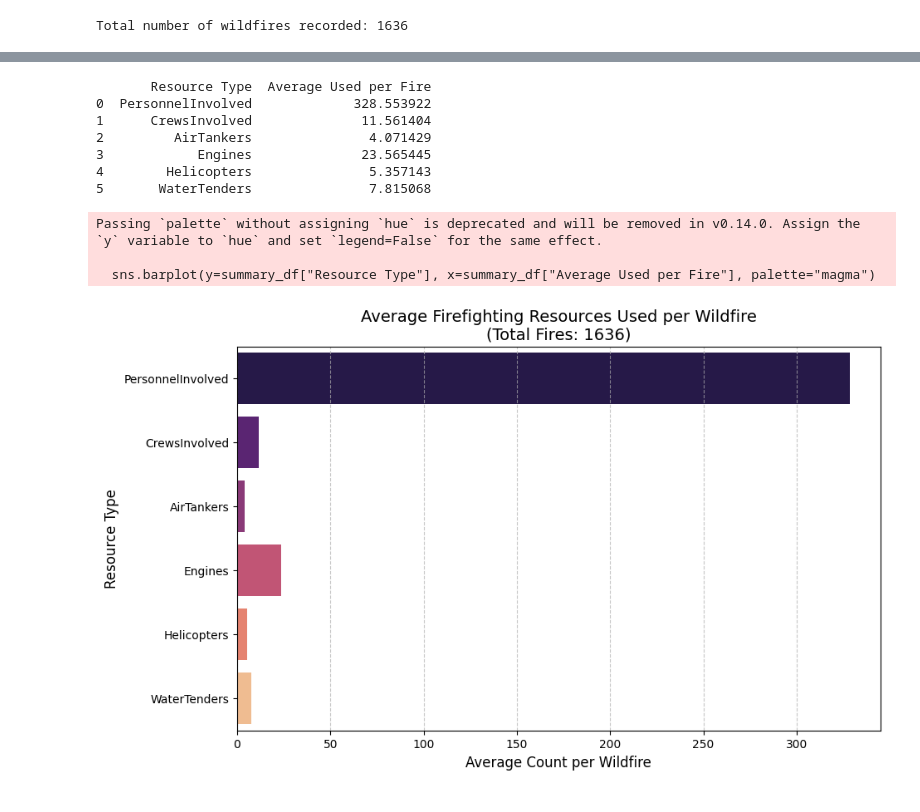
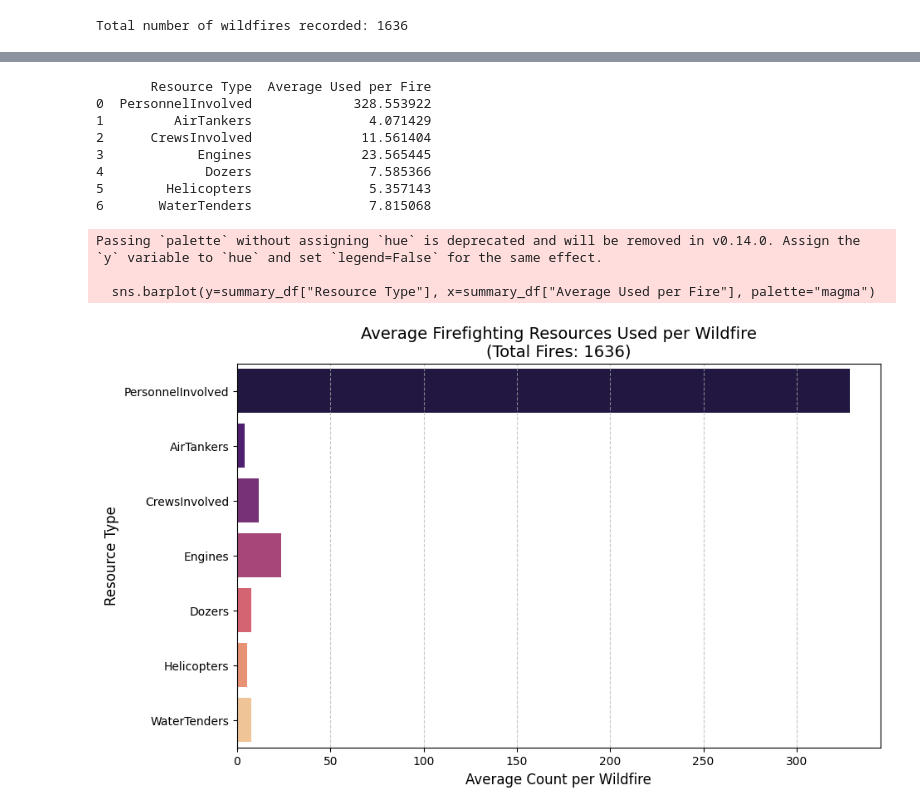
Before and after one commit to estortega/project_1, a Jupyter notebook: ortega_file.ipynb, the cells around one changed output, grey strips where cells are left out. Cells and saved outputs as stored; diff of their text form; code cells hidden in the pictures.

```diff
--- a/ortega_file.ipynb
+++ b/ortega_file.ipynb
@@ -34,3 +34,12 @@ total_fires = len(cal_fires_df)
 print(f"Total number of wildfires recorded: {total_fires}")
 # %% [output]
 Total number of wildfires recorded: 1636
+# %%
+resource_columns = ["PersonnelInvolved", "AirTankers", "CrewsInvolved", "Engines", "Dozers", "Helicopters", "WaterTenders"]
+cal_fires_df[resource_columns] = cal_fires_df[resource_columns].apply(pd.to_numeric, errors='coerce')
+
+# Group by year and sum firefighting resources
+resources_per_year = cal_fires_df.groupby("ArchiveYear")[resource_columns].sum()
+
+# Display the results
+print(resources_per_year)
@@ -54,23 +94,24 @@ print(summary_df)
 # %% [output]
        Resource Type  Average Used per Fire
 0  PersonnelInvolved             328.553922
-1      CrewsInvolved              11.561404
-2         AirTankers               4.071429
+1         AirTankers               4.071429
+2      CrewsInvolved              11.561404
 3            Engines              23.565445
-4        Helicopters               5.357143
-5       WaterTenders               7.815068
+4             Dozers               7.585366
+5        Helicopters               5.357143
+6       WaterTenders               7.815068
 # %%
 # Create a horizontal bar chart
 plt.figure(figsize=(10, 6))
 sns.barplot(y=summary_df["Resource Type"], x=summary_df["Average Used per Fire"], palette="magma")
 
 plt.title(f"Average Firefighting Resources Used per Wildfire\n(Total Fires: {total_fires})", fontsize=14)
-plt.xlabel("Average Count per Wildfire", fontsize=12)_
+plt.xlabel("Average Count per Wildfire", fontsize=12)
 plt.ylabel("Resource Type", fontsize=12)
 plt.grid(axis="x", linestyle="--", alpha=0.7)
 plt.show()
 # %% [output]
 Passing `palette` without assigning `hue` is deprecated and will be removed in v0.14.0. Assign the `y` variable to `hue` and set `legend=False` for the same effect.
 
   sns.barplot(y=summary_df["Resource Type"], x=summary_df["Average Used per Fire"], palette="magma")
-[figure, old version]
+[figure, new version]
```
Also changed, not shown: parts of 3 cells of this notebook.
